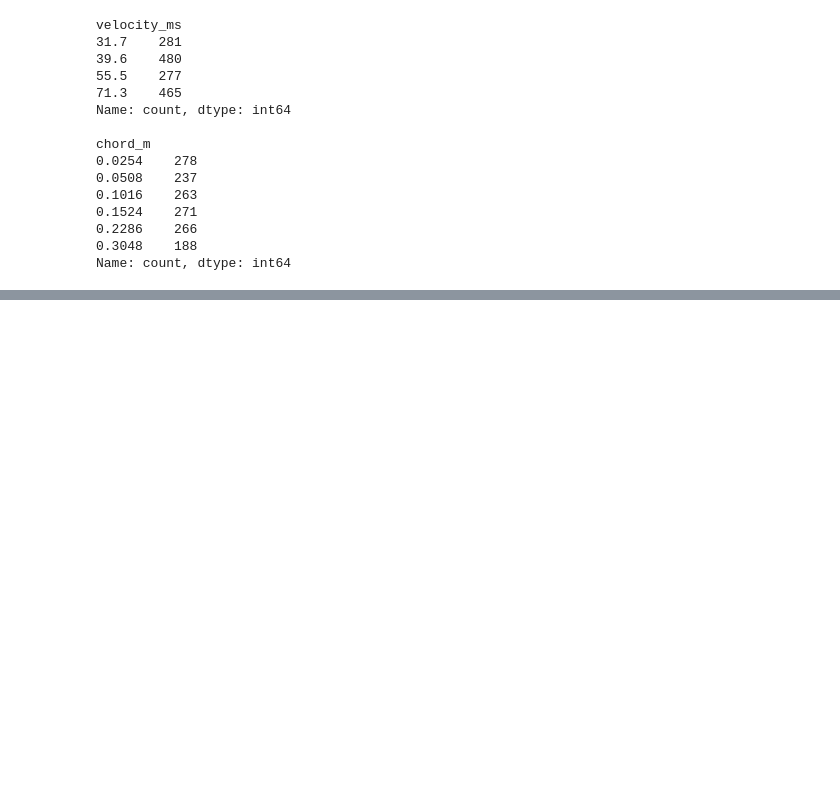
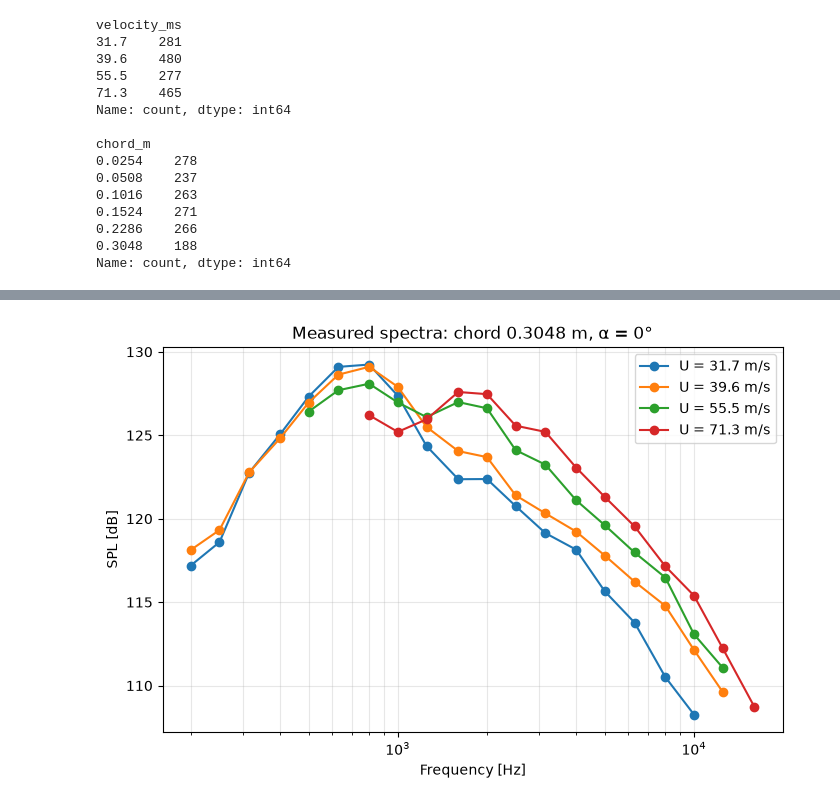
Before and after one commit to OscarTGH/MMA3001-Project, a Jupyter notebook: notebooks/01_data_checks.ipynb, the cells around one changed output, grey strips where cells are left out. Drawn from its saved outputs; the diff is of its cells as text; code cells hidden in the pictures; blank space fills up the shorter version.

Commit message:
Add example of spectra, peak analysis and data summary

```diff
--- a/notebooks/01_data_checks.ipynb
+++ b/notebooks/01_data_checks.ipynb
@@ -147,0 +159,22 @@ Name: count, dtype: int64
+# %%
+# Spectra for one blade (largest chord, 0° angle) at each tested speed
+subset = df[(df["chord_m"] == 0.3048) & (df["alpha_deg"] == 0)]
+fig, ax = plt.subplots(figsize=(8, 5))
+
+# subset: chord length = 0.3048 & alpha_deg = 0
+# .groupby("velocity_ms") splits those rows into piles by wind speed. That’s 4 piles: 31.7, 39.6, 55.5 and 71.3 m/s.
+# ax.semilogx(x, y) draws a line with the x-axis on a log scale
+# x = frequency , y = SPL, "o" = dot, label=f"U = {vel} m/s" means the legend
+for vel, group in subset.groupby("velocity_ms"):
+    group = group.sort_values("frequency_hz") # puts the rows in order from lowest to highest frequency
+    ax.semilogx(group["frequency_hz"], group["spl_db"], marker="o", label=f"U = {vel} m/s")
+
+ax.set_xlabel("Frequency [Hz]") # Pitch, how sharp is it
+ax.set_ylabel("SPL [dB]") # Sound pressure level, how loud is it
+ax.set_title("Measured spectra: chord 0.3048 m, α = 0°")
+ax.grid(True, which="both", alpha=0.3)
+ax.legend()
+plt.savefig("../results/example_spectra.png", dpi=150)
+plt.show()
+# %% [output]
+[figure, added]
```
Also changed, not shown: parts of 2 cells of this notebook, 1 other file.
